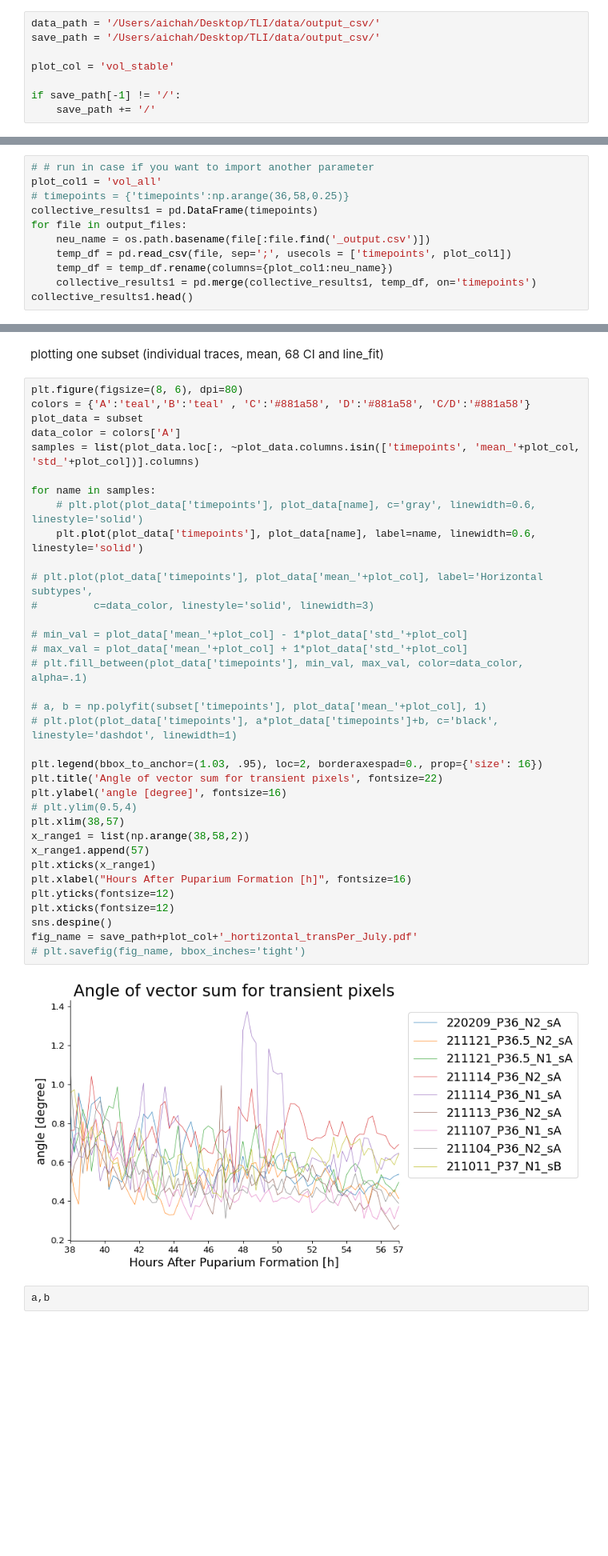
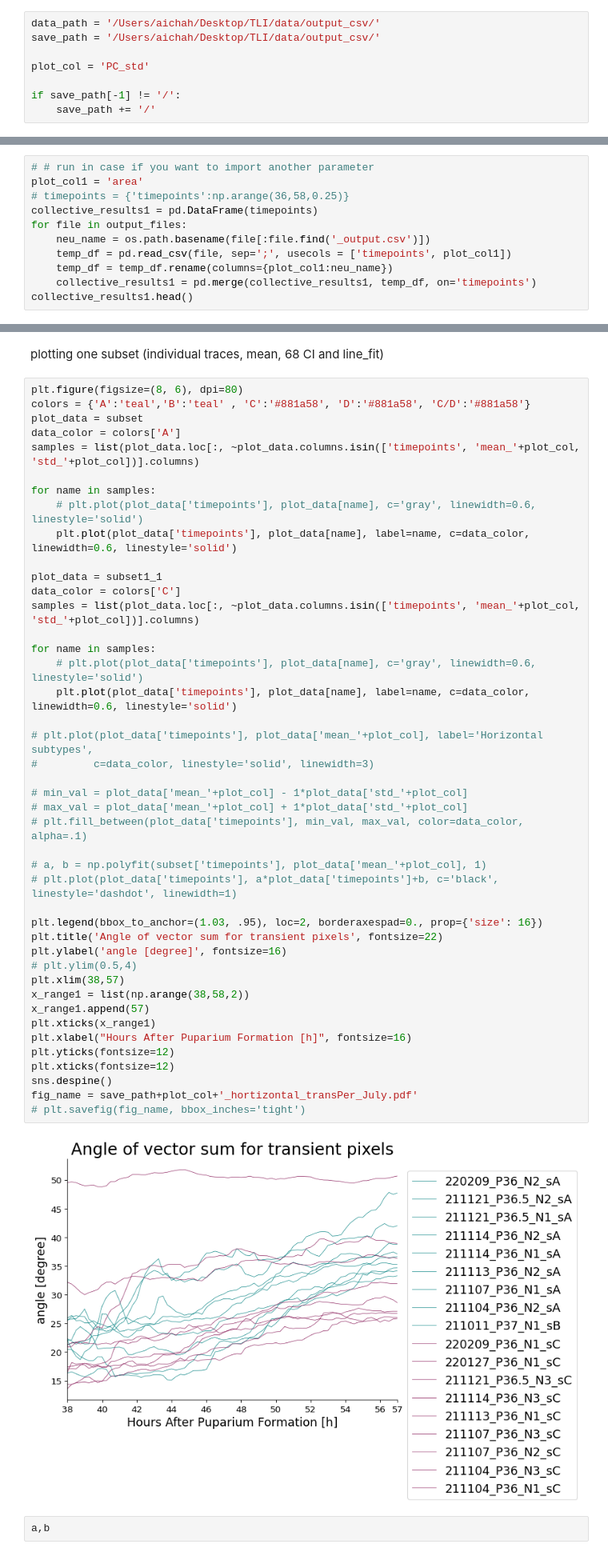
Before and after one commit to Asashou/TLI, a Jupyter notebook: pipeline/steps/step5_averaging_plotting.ipynb, the cells around one changed output, grey strips where cells are left out. Shown at 80% size. Saved outputs shown, nothing was run; the diff lists cells and outputs as text; blank space fills up the shorter version.

```diff
--- a/pipeline/steps/step5_averaging_plotting.ipynb
+++ b/pipeline/steps/step5_averaging_plotting.ipynb
@@ -5,7 +5,7 @@
 data_path = '/Users/aichah/Desktop/TLI/data/output_csv/'
 save_path = '/Users/aichah/Desktop/TLI/data/output_csv/'
 
-plot_col = 'vol_stable'
+plot_col = 'PC_std'
 
 if save_path[-1] != '/':
     save_path += '/'
@@ -156,6 +156,6 @@ collective_results.head()
 # %%
 # # run in case if you want to import another parameter
-plot_col1 = 'vol_all'
+plot_col1 = 'area'
 # timepoints = {'timepoints':np.arange(36,58,0.25)}
 collective_results1 = pd.DataFrame(timepoints)
 for file in output_files:
@@ -363,35 +363,43 @@ data_color = colors['A']
 samples = list(plot_data.loc[:, ~plot_data.columns.isin(['timepoints', 'mean_'+plot_col, 'std_'+plot_col])].columns)
 
 for name in samples:
     # plt.plot(plot_data['timepoints'], plot_data[name], c='gray', linewidth=0.6, linestyle='solid')
-    plt.plot(plot_data['timepoints'], plot_data[name], label=name, linewidth=0.6, linestyle='solid')
+    plt.plot(plot_data['timepoints'], plot_data[name], label=name, c=data_color, linewidth=0.6, linestyle='solid')
+
+plot_data = subset1_1
+data_color = colors['C']
+samples = list(plot_data.loc[:, ~plot_data.columns.isin(['timepoints', 'mean_'+plot_col, 'std_'+plot_col])].columns)
+
+for name in samples:
+    # plt.plot(plot_data['timepoints'], plot_data[name], c='gray', linewidth=0.6, linestyle='solid')
+    plt.plot(plot_data['timepoints'], plot_data[name], label=name, c=data_color, linewidth=0.6, linestyle='solid')
 
 # plt.plot(plot_data['timepoints'], plot_data['mean_'+plot_col], label='Horizontal subtypes',
 #         c=data_color, linestyle='solid', linewidth=3)
 
 # min_val = plot_data['mean_'+plot_col] - 1*plot_data['std_'+plot_col]
 # max_val = plot_data['mean_'+plot_col] + 1*plot_data['std_'+plot_col]
 # plt.fill_between(plot_data['timepoints'], min_val, max_val, color=data_color, alpha=.1)
 
 # a, b = np.polyfit(subset['timepoints'], plot_data['mean_'+plot_col], 1)
 # plt.plot(plot_data['timepoints'], a*plot_data['timepoints']+b, c='black', linestyle='dashdot', linewidth=1)
 
 plt.legend(bbox_to_anchor=(1.03, .95), loc=2, borderaxespad=0., prop={'size': 16})
 plt.title('Angle of vector sum for transient pixels', fontsize=22)
 plt.ylabel('angle [degree]', fontsize=16)
 # plt.ylim(0.5,4)
 plt.xlim(38,57)
 x_range1 = list(np.arange(38,58,2))
 x_range1.append(57)
 plt.xticks(x_range1)
 plt.xlabel("Hours After Puparium Formation [h]", fontsize=16)
 plt.yticks(fontsize=12)
 plt.xticks(fontsize=12)
 sns.despine()
 fig_name = save_path+plot_col+'_hortizontal_transPer_July.pdf'
 # plt.savefig(fig_name, bbox_inches='tight')
 # %% [output]
-[figure, old version]
+[figure, new version]
 # %%
 a,b
 # %% [output]
```
Also changed, not shown: parts of 5 cells of this notebook, 2 other files.
